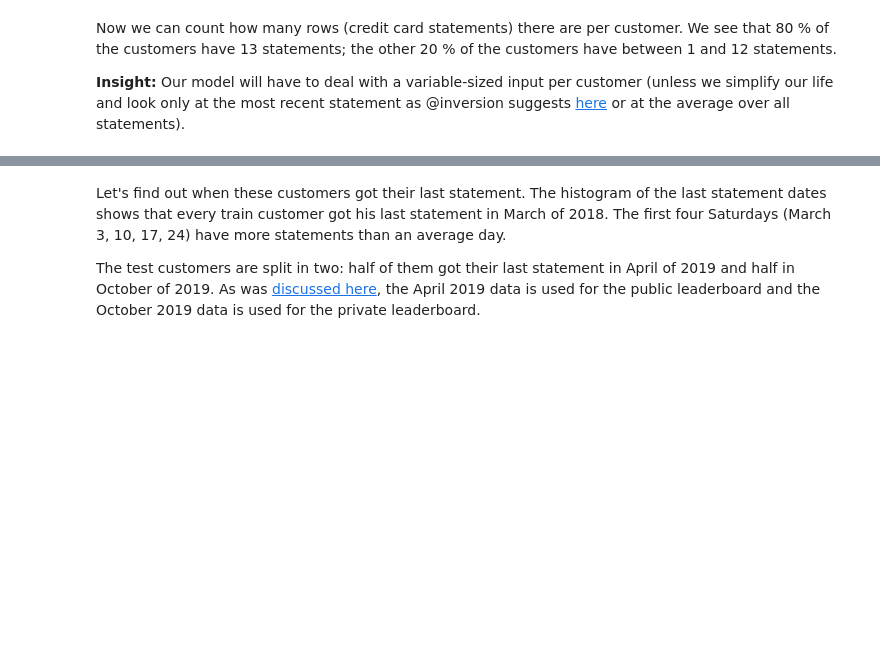
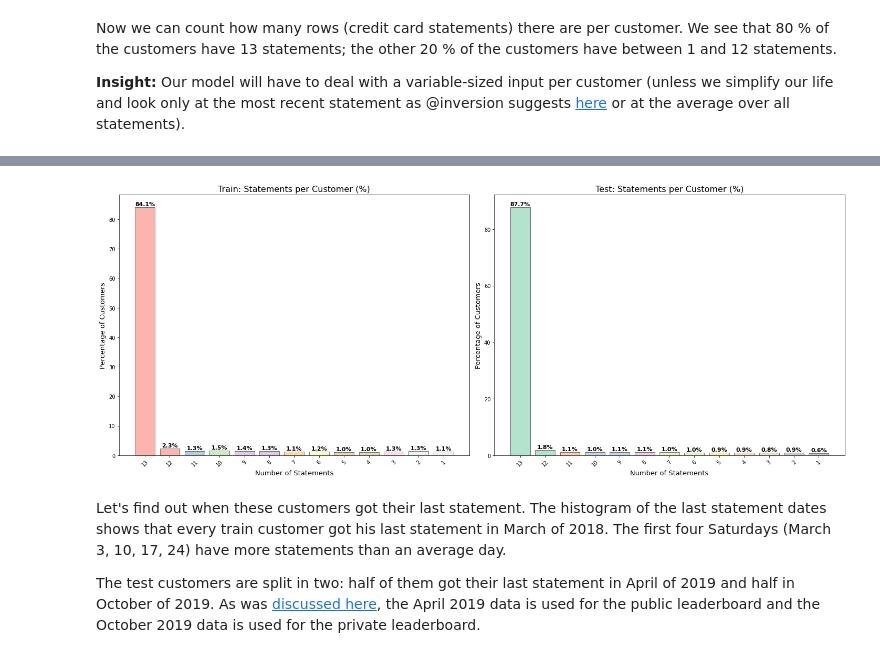
Before and after one commit to Rajshah296/AMEX-Default-Prediction, a Jupyter notebook: scripts/data_analysis/amex_eda.ipynb, the cells around one changed output, grey strips where cells are left out. Saved outputs shown, nothing was run; the diff lists cells and outputs as text; code cells hidden in the pictures; blank space fills up the shorter version.

```diff
--- a/scripts/data_analysis/amex_eda.ipynb
+++ b/scripts/data_analysis/amex_eda.ipynb
@@ -149,3 +135,99 @@ plt.show()
+# %%
+import matplotlib.pyplot as plt
+import numpy as np
+
+fig, (ax1, ax2) = plt.subplots(
+    1, 2,
+    figsize=(20, 8),
+    facecolor="white"
+)
+
+# ======================
+# TRAIN
+# ======================
+train_sc = (
+    train.customer_ID.value_counts()
+    .value_counts()
+    .sort_index(ascending=False)
+)
+
+train_pct = train_sc / train_sc.sum() * 100
+
+colors = plt.cm.Pastel1(np.linspace(0, 1, len(train_pct)))
+
+bars1 = ax1.bar(
+    train_pct.index.astype(str),
+    train_pct.values,
+    color=colors,
+    edgecolor="black",
+    linewidth=0.5
+)
+
+ax1.set_title("Train: Statements per Customer (%)", fontsize=16)
+ax1.set_xlabel("Number of Statements", fontsize=13)
+ax1.set_ylabel("Percentage of Customers", fontsize=13)
+ax1.set_facecolor("white")
+
+# bigger labels
+for bar in bars1:
+    height = bar.get_height()
+    ax1.text(
+        bar.get_x() + bar.get_width()/2,
+        height + 0.15,
+        f"{height:.1f}%",
+        ha="center",
+        va="bottom",
+        fontsize=11,
+        fontweight="bold"
+    )
+
+ax1.tick_params(axis='x', rotation=45)
+
+
+# ======================
+# TEST
+# ======================
+test_sc = (
+    test.customer_ID.value_counts()
+    .value_counts()
+    .sort_index(ascending=False)
+)
+
+test_pct = test_sc / test_sc.sum() * 100
+
+colors = plt.cm.Pastel2(np.linspace(0, 1, len(test_pct)))
+
+bars2 = ax2.bar(
+    test_pct.index.astype(str),
+    test_pct.values,
+    color=colors,
+    edgecolor="black",
+    linewidth=0.5
+)
+
+ax2.set_title("Test: Statements per Customer (%)", fontsize=16)
+ax2.set_xlabel("Number of Statements", fontsize=13)
+ax2.set_ylabel("Percentage of Customers", fontsize=13)
+ax2.set_facecolor("white")
+
+for bar in bars2:
+    height = bar.get_height()
+    ax2.text(
+        bar.get_x() + bar.get_width()/2,
+        height + 0.15,
+        f"{height:.1f}%",
+        ha="center",
+        va="bottom",
+        fontsize=11,
+        fontweight="bold"
+    )
+
+ax2.tick_params(axis='x', rotation=45)
+
+plt.tight_layout()
+plt.show()
+# %% [output]
+[figure, added]
 # %% [markdown]
 Let's find out when these customers got their last statement. The histogram of the last statement dates shows that every train customer got his last statement in March of 2018. The first four Saturdays (March 3, 10, 17, 24) have more statements than an average day.
 
```
Also changed, not shown: parts of 3 cells of this notebook, 1 other file.
